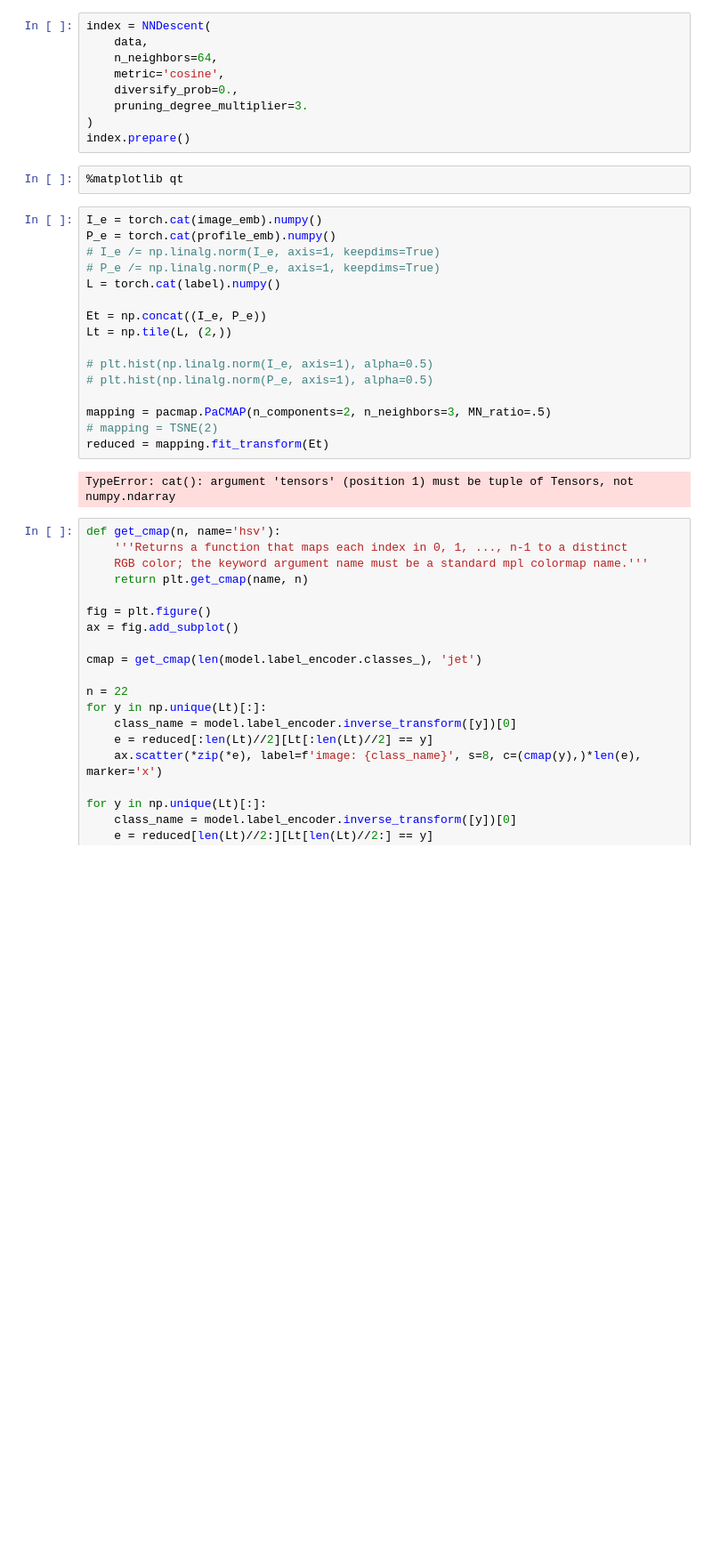
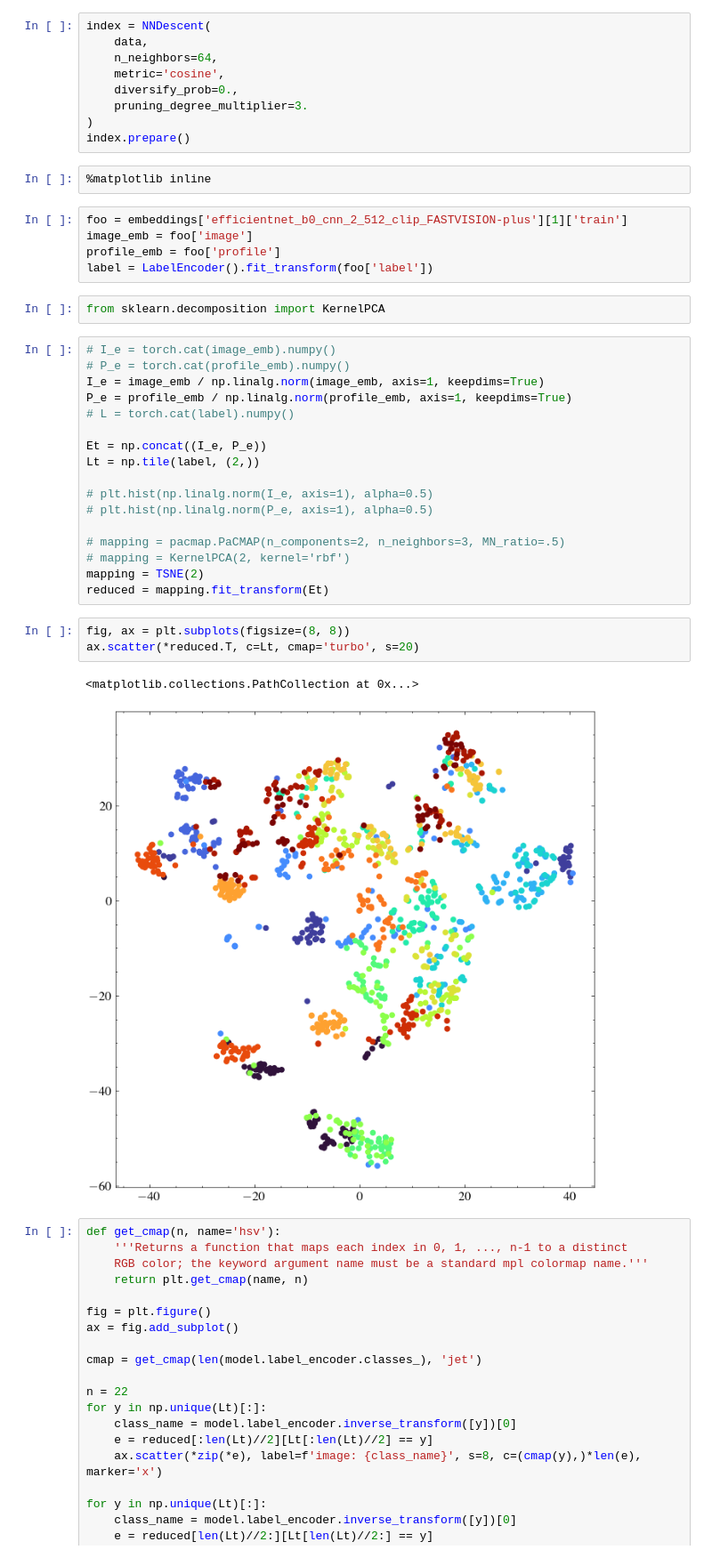
Before and after one commit to imveikka/multimodal_plankton_recognition, a Jupyter notebook: sandbox.ipynb, the cells around one changed output. Shown: that part at 89% size. Drawn from its saved outputs; the diff is of its cells as text; blank space fills up the shorter version.

```diff
--- a/sandbox.ipynb
+++ b/sandbox.ipynb
@@ -839,25 +768,37 @@ index = NNDescent(
 )
 index.prepare()
 # %%
-%matplotlib qt
+%matplotlib inline
+# %%
+foo = embeddings['efficientnet_b0_cnn_2_512_clip_FASTVISION-plus'][1]['train']
+image_emb = foo['image']
+profile_emb = foo['profile']
+label = LabelEncoder().fit_transform(foo['label'])
+# %%
+from sklearn.decomposition import KernelPCA
 # %%
-I_e = torch.cat(image_emb).numpy()
-P_e = torch.cat(profile_emb).numpy()
-# I_e /= np.linalg.norm(I_e, axis=1, keepdims=True)
-# P_e /= np.linalg.norm(P_e, axis=1, keepdims=True)
-L = torch.cat(label).numpy()
+# I_e = torch.cat(image_emb).numpy()
+# P_e = torch.cat(profile_emb).numpy()
+I_e = image_emb / np.linalg.norm(image_emb, axis=1, keepdims=True)
+P_e = profile_emb / np.linalg.norm(profile_emb, axis=1, keepdims=True)
+# L = torch.cat(label).numpy()
 
 Et = np.concat((I_e, P_e))
-Lt = np.tile(L, (2,))
+Lt = np.tile(label, (2,))
 
 # plt.hist(np.linalg.norm(I_e, axis=1), alpha=0.5)
 # plt.hist(np.linalg.norm(P_e, axis=1), alpha=0.5)
 
-mapping = pacmap.PaCMAP(n_components=2, n_neighbors=3, MN_ratio=.5)
-# mapping = TSNE(2)
+# mapping = pacmap.PaCMAP(n_components=2, n_neighbors=3, MN_ratio=.5)
+# mapping = KernelPCA(2, kernel='rbf')
+mapping = TSNE(2)
 reduced = mapping.fit_transform(Et)
-# %% [output]
-TypeError: cat(): argument 'tensors' (position 1) must be tuple of Tensors, not numpy.ndarray
+# %%
+fig, ax = plt.subplots(figsize=(8, 8))
+ax.scatter(*reduced.T, c=Lt, cmap='turbo', s=20)
+# %% [output]
+<matplotlib.collections.PathCollection at 0x...>
+[figure, added]
 # %%
 def get_cmap(n, name='hsv'):
     '''Returns a function that maps each index in 0, 1, ..., n-1 to a distinct
```
Also changed, not shown: parts of 20 cells of this notebook, 12 other files.
